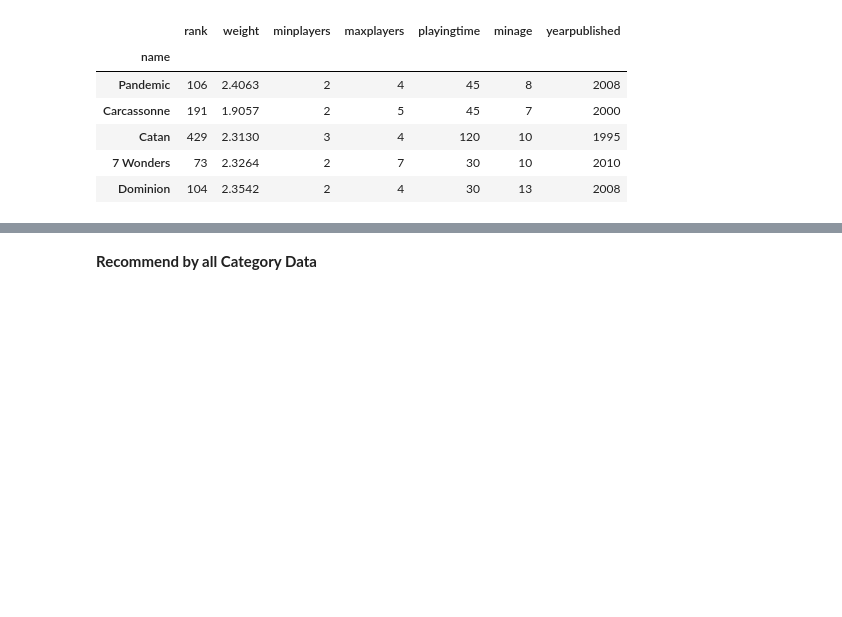
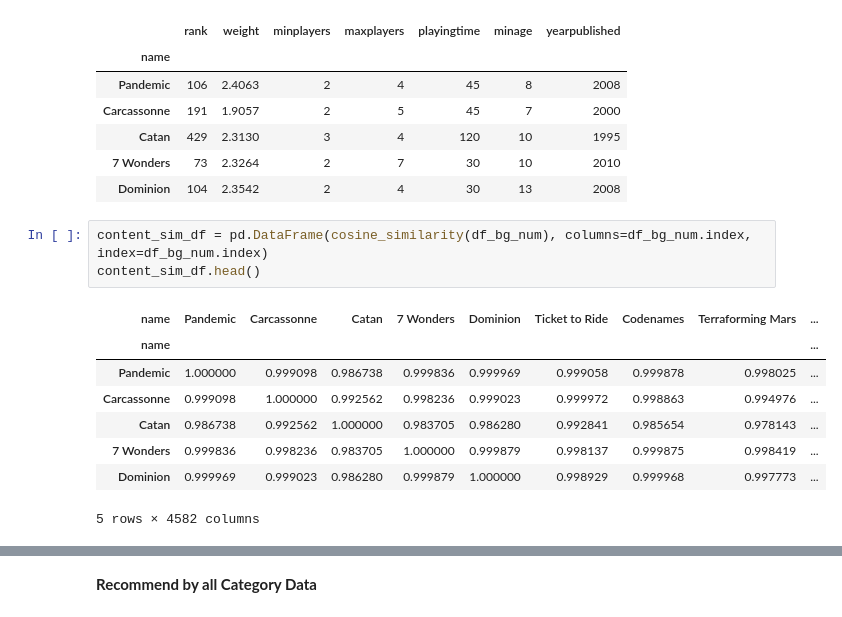
Before and after one commit to Kopzzz/Board-Game-RecCommu, a Jupyter notebook: code/3_Content-Based_Filtering.ipynb, the cells around one changed output, grey strips where cells are left out. Drawn from its saved outputs; the diff is of its cells as text; blank space fills up the shorter version.

```diff
--- a/code/3_Content-Based_Filtering.ipynb
+++ b/code/3_Content-Based_Filtering.ipynb
@@ -57,3 +152,15 @@ df_bg_num.head()
 | Catan | 429 | 2.3130 | 3 | 4 | 120 | 10 | 1995 |
 | 7 Wonders | 73 | 2.3264 | 2 | 7 | 30 | 10 | 2010 |
 | Dominion | 104 | 2.3542 | 2 | 4 | 30 | 13 | 2008 |
+# %%
+content_sim_df = pd.DataFrame(cosine_similarity(df_bg_num), columns=df_bg_num.index, index=df_bg_num.index)
+content_sim_df.head()
+# %% [output]
+| name | Pandemic | Carcassonne | Catan | 7 Wonders | Dominion | Ticket to Ride | Codenames | Terraforming Mars | ... |
+| name |  |  |  |  |  |  |  |  | ... |
+| Pandemic | 1.000000 | 0.999098 | 0.986738 | 0.999836 | 0.999969 | 0.999058 | 0.999878 | 0.998025 | ... |
+| Carcassonne | 0.999098 | 1.000000 | 0.992562 | 0.998236 | 0.999023 | 0.999972 | 0.998863 | 0.994976 | ... |
+| Catan | 0.986738 | 0.992562 | 1.000000 | 0.983705 | 0.986280 | 0.992841 | 0.985654 | 0.978143 | ... |
+| 7 Wonders | 0.999836 | 0.998236 | 0.983705 | 1.000000 | 0.999879 | 0.998137 | 0.999875 | 0.998419 | ... |
+| Dominion | 0.999969 | 0.999023 | 0.986280 | 0.999879 | 1.000000 | 0.998929 | 0.999968 | 0.997773 | ... |
+5 rows × 4582 columns
```
Also changed, not shown: parts of 14 cells of this notebook.
